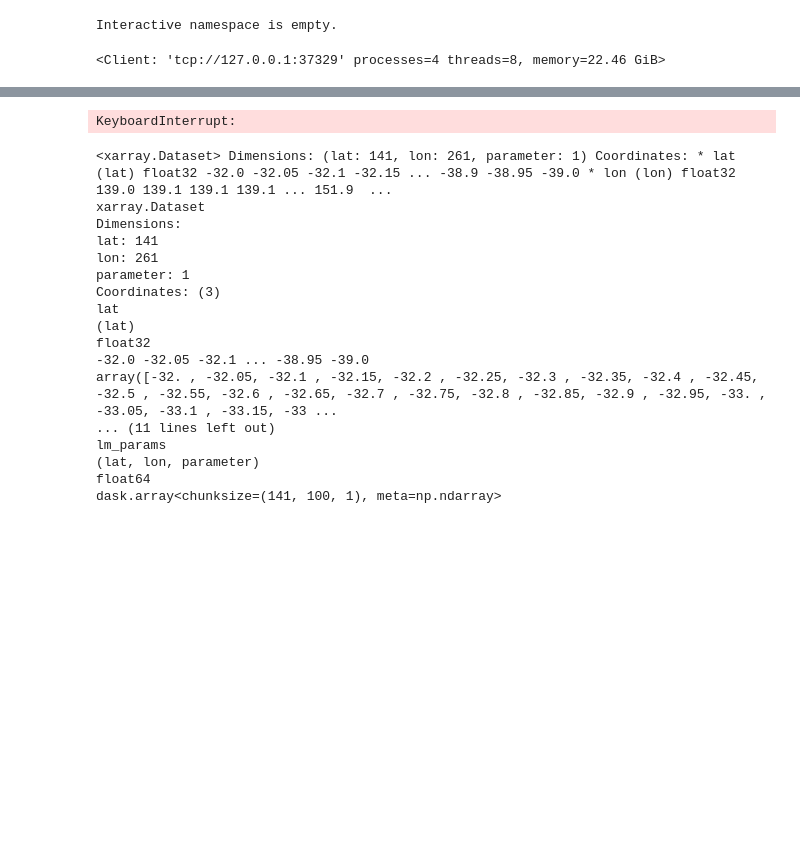
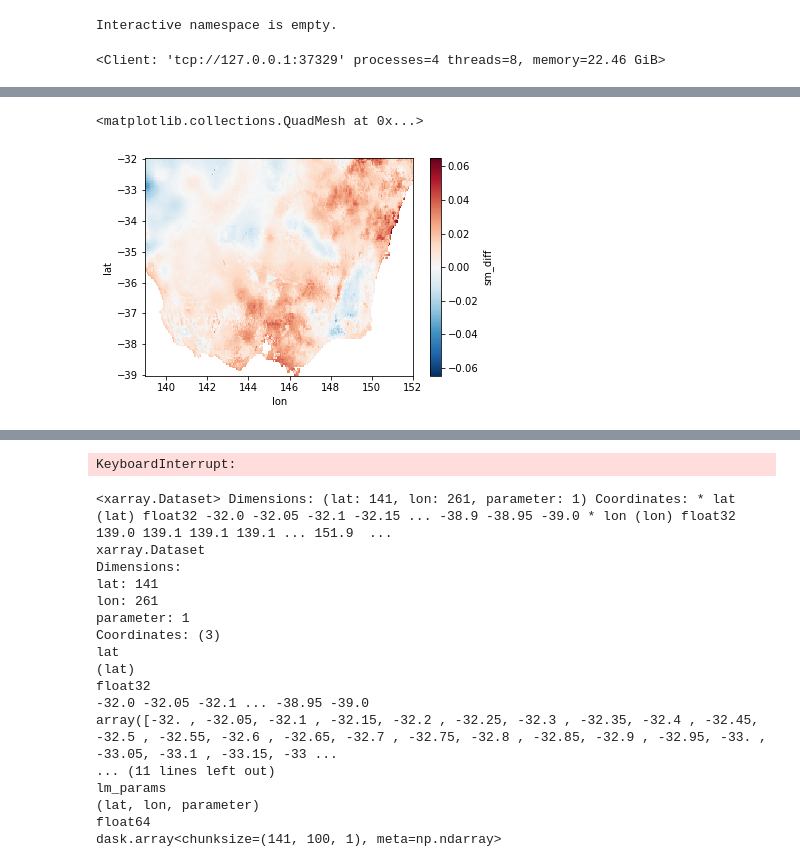
Before and after one commit to anjanadevanand/drought_break_probability, a Jupyter notebook: SM_PminusEQ_regrFit_gridded.ipynb, the cells around one changed output, grey strips where cells are left out. Cells and saved outputs as stored; diff of their text form; code cells hidden in the pictures; blank space fills up the shorter version.

```diff
--- a/SM_PminusEQ_regrFit_gridded.ipynb
+++ b/SM_PminusEQ_regrFit_gridded.ipynb
@@ -132,0 +225,5 @@ cluster.scale(cores=0)
+# %%
+da_sm_diff.mean('time').plot()
+# %% [output]
+<matplotlib.collections.QuadMesh at 0x...>
+[figure, added]
```
Also changed, not shown: parts of 16 cells of this notebook, 2 other files.
